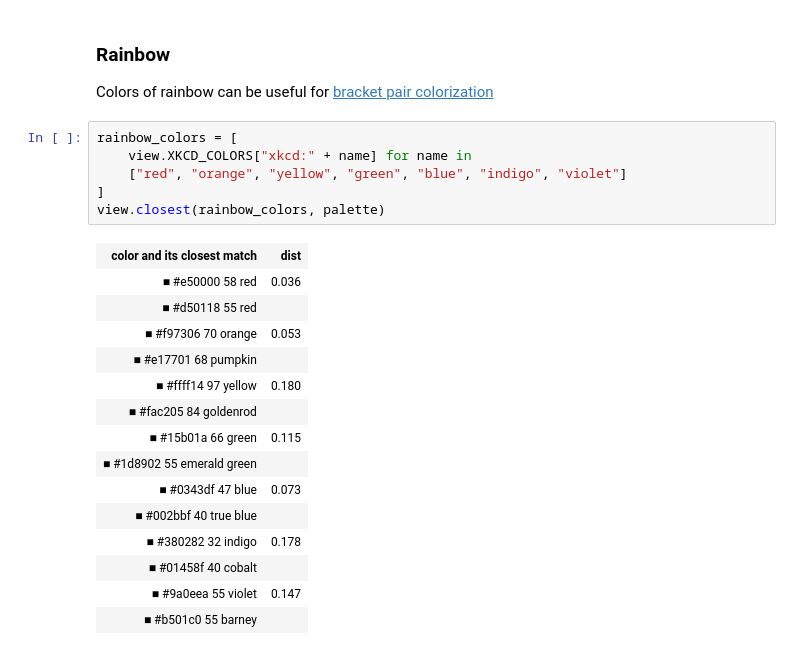
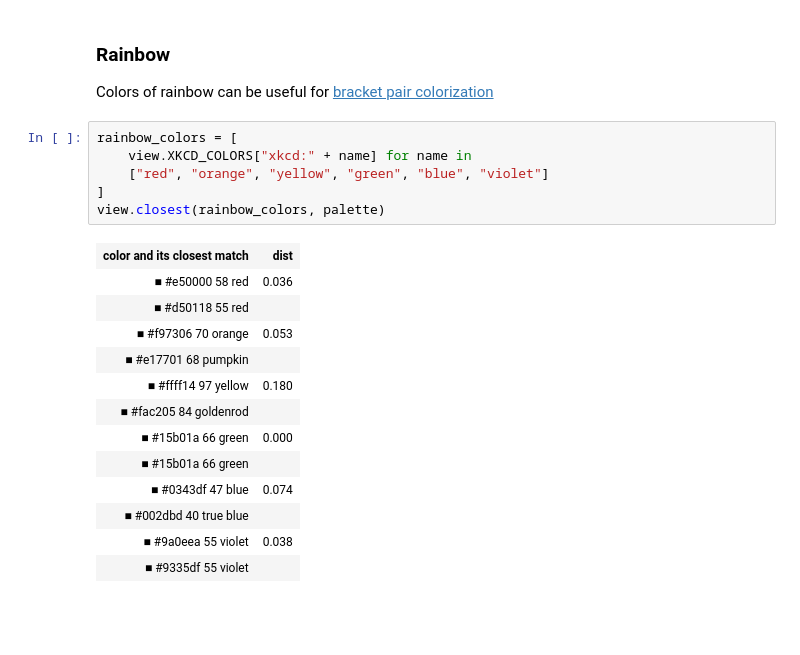
Before and after one commit to l-oksanen/vakio, a Jupyter notebook: comparison.ipynb, the cells around one changed output. Drawn from its saved outputs; the diff is of its cells as text; blank space fills up the shorter version.

```diff
--- a/comparison.ipynb
+++ b/comparison.ipynb
@@ -73,22 +74,20 @@ Colors of rainbow can be useful for [bracket pair colorization](https://code.vis
 # %%
 rainbow_colors = [
     view.XKCD_COLORS["xkcd:" + name] for name in
-    ["red", "orange", "yellow", "green", "blue", "indigo", "violet"]
+    ["red", "orange", "yellow", "green", "blue", "violet"]
 ]
 view.closest(rainbow_colors, palette)
 # %% [output]
 | color and its closest match | dist |
 | ■ #e50000 58 red | 0.036 |
 | ■ #d50118 55 red |  |
 | ■ #f97306 70 orange | 0.053 |
 | ■ #e17701 68 pumpkin |  |
 | ■ #ffff14 97 yellow | 0.180 |
 | ■ #fac205 84 goldenrod |  |
-| ■ #15b01a 66 green | 0.115 |
-| ■ #1d8902 55 emerald green |  |
-| ■ #0343df 47 blue | 0.073 |
-| ■ #002bbf 40 true blue |  |
-| ■ #380282 32 indigo | 0.178 |
-| ■ #01458f 40 cobalt |  |
-| ■ #9a0eea 55 violet | 0.147 |
-| ■ #b501c0 55 barney |  |
+| ■ #15b01a 66 green | 0.000 |
+| ■ #15b01a 66 green |  |
+| ■ #0343df 47 blue | 0.074 |
+| ■ #002dbd 40 true blue |  |
+| ■ #9a0eea 55 violet | 0.038 |
+| ■ #9335df 55 violet |  |
```
Also changed, not shown: parts of 2 cells of this notebook, 2 other files.
